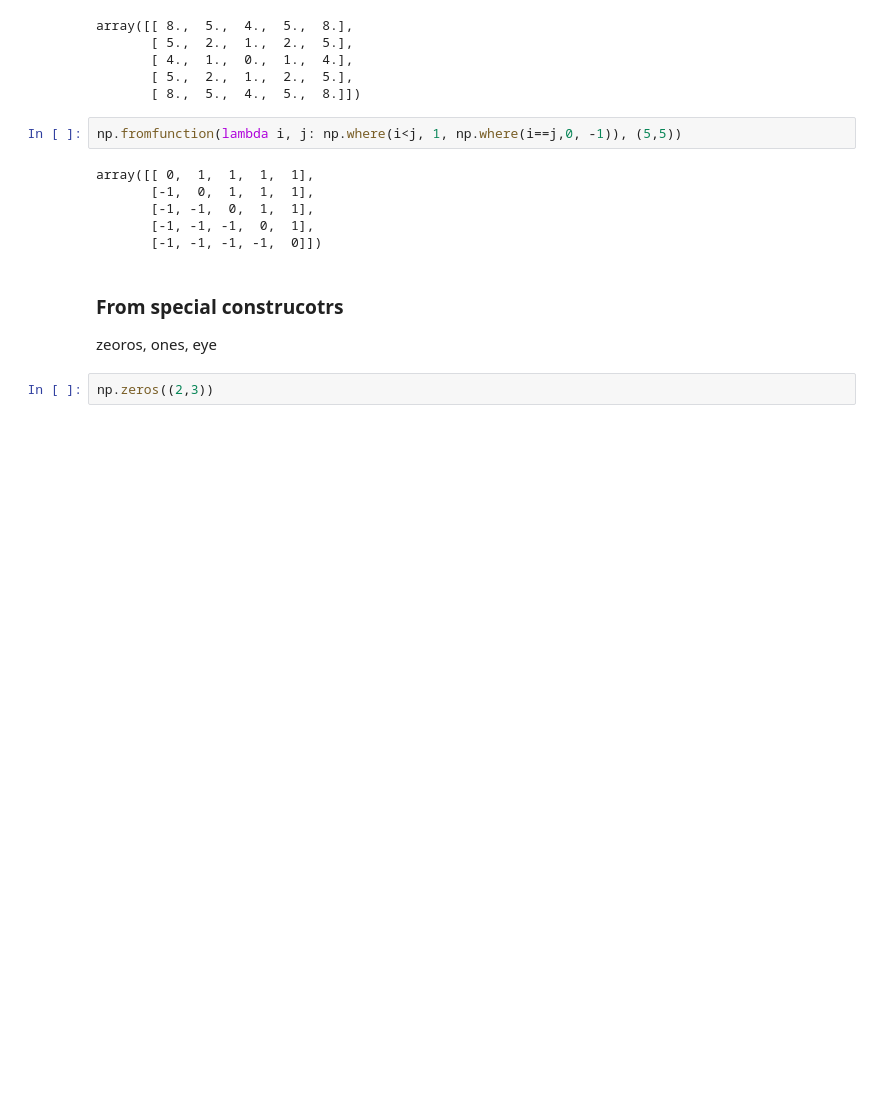
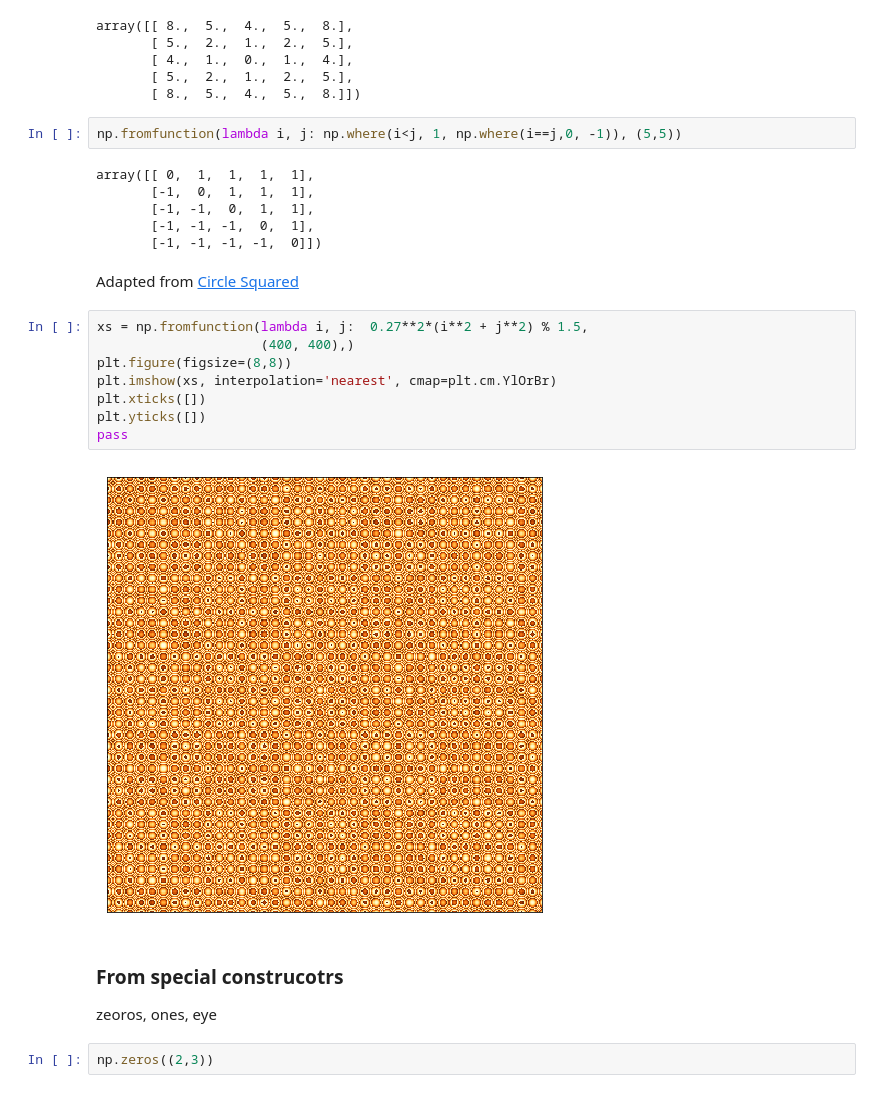
Before and after one commit to cliburn/sta-663-2018, a Jupyter notebook: notebooks/S03_Numpy_Annotated.ipynb, the cells around one changed output. Saved outputs shown, nothing was run; the diff lists cells and outputs as text; blank space fills up the shorter version.

Commit message:
Add circle squared

```diff
--- a/notebooks/S03_Numpy_Annotated.ipynb
+++ b/notebooks/S03_Numpy_Annotated.ipynb
@@ -136,6 +136,18 @@ array([[ 0,  1,  1,  1,  1],
        [-1, -1,  0,  1,  1],
        [-1, -1, -1,  0,  1],
        [-1, -1, -1, -1,  0]])
+# %% [markdown]
+Adapted from [Circle Squared](http://igpphome.ucsd.edu/~shearer/COMP233/SciAm_Mandel.pdf)
+# %%
+xs = np.fromfunction(lambda i, j:  0.27**2*(i**2 + j**2) % 1.5,
+                     (400, 400),)
+plt.figure(figsize=(8,8))
+plt.imshow(xs, interpolation='nearest', cmap=plt.cm.YlOrBr)
+plt.xticks([])
+plt.yticks([])
+pass
+# %% [output]
+[figure, added]
 # %% [markdown]
 ### From special construcotrs
 
```
Also changed, not shown: parts of 33 cells of this notebook, 1 other file.
